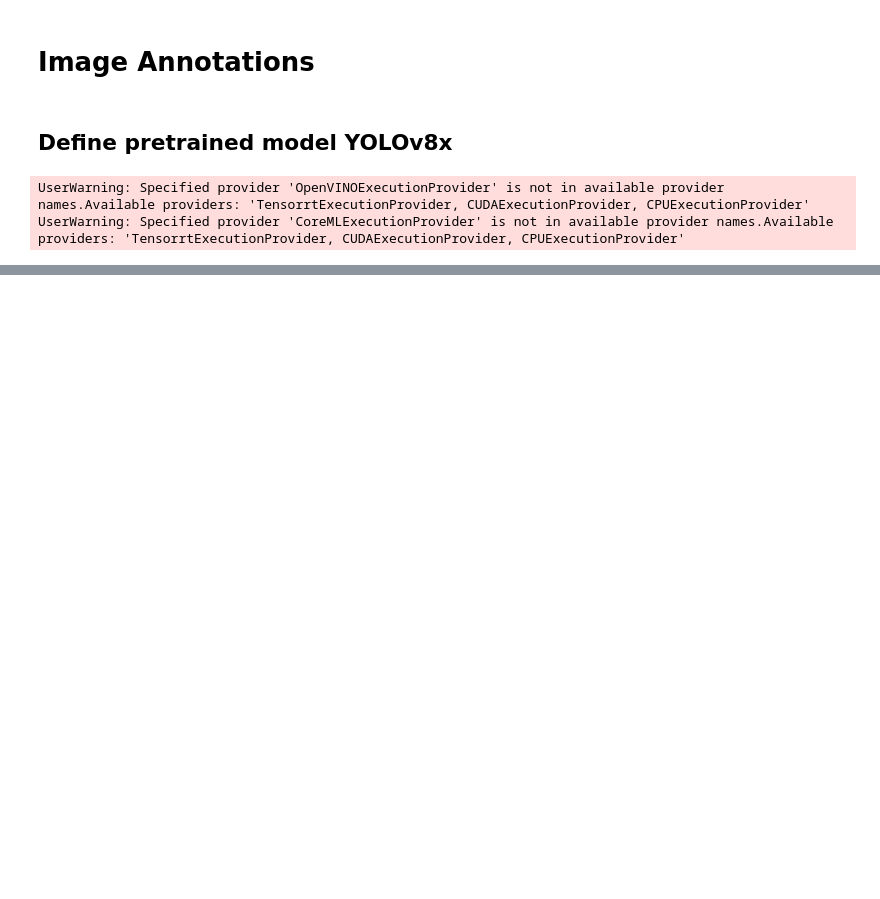
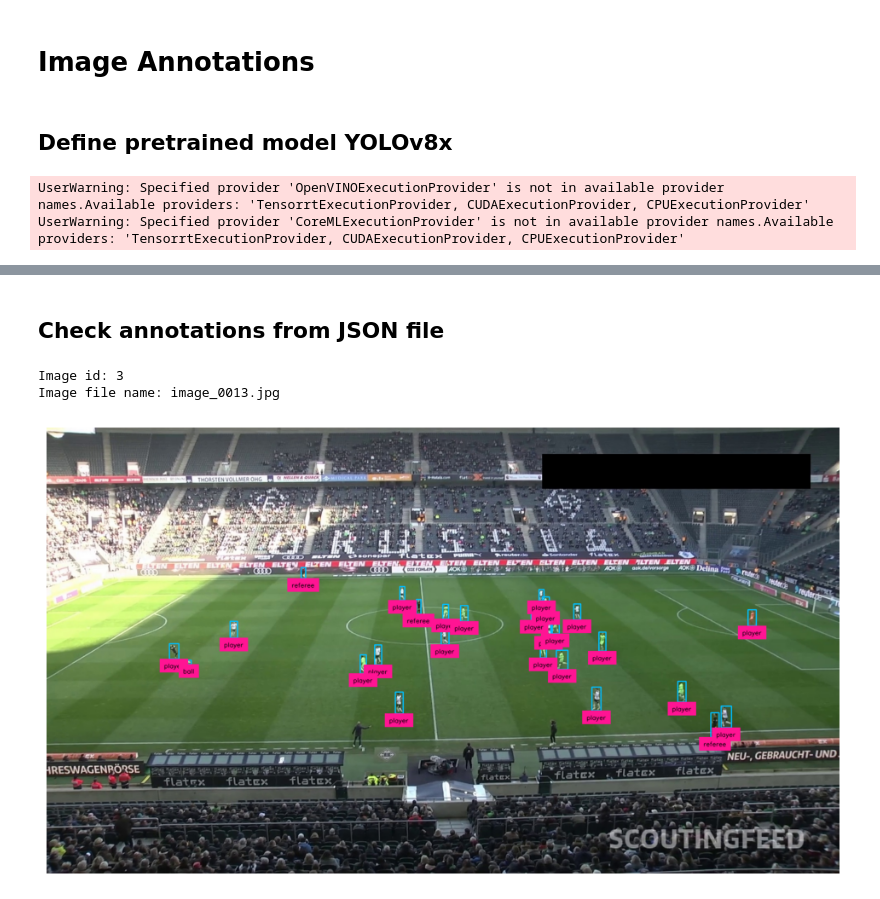
Before and after one commit to krzeznicki/laba-cv-project, a Jupyter notebook: Models/annotate_player_model.ipynb, the cells around one changed output, grey strips where cells are left out. Drawn from its saved outputs; the diff is of its cells as text; code cells hidden in the pictures; blank space fills up the shorter version.

```diff
--- a/Models/annotate_player_model.ipynb
+++ b/Models/annotate_player_model.ipynb
@@ -243,0 +393,73 @@ Detections(xyxy=array([[1378.,  576., 1420.,  633.],
+# %% [markdown]
+## Check annotations from JSON file
+# %%
+import json
+import supervision as sv
+import numpy as np
+import cv2
+
+# Load the COCO annotations JSON file
+json_path = paths['DATA'] / 'coco_annotations' / 'test.json'
+with open(json_path, 'r') as f:
+    json_data = json.load(f)
+
+# Retrieve image ID and file name from the JSON file
+image_id, image_file_name, _, _ = json_data['images'][2].values()
+print(f'Image id: {image_id}\nImage file name: {image_file_name}')
+
+# Extract bounding boxes corresponding to the selected image ID
+bboxes = [annotations['bbox'] for annotations in json_data['annotations'] if annotations['image_id'] == image_id]
+
+# Map category IDs to category names
+category_mapping = {category['id']: category['name'] for category in json_data['categories']}
+categories_id = [category['category_id'] for category in json_data['annotations'] if category['image_id'] == image_id]
+categories = [category_mapping[category['category_id']] for category in json_data['annotations'] if category['image_id'] == image_id]
+
+# Create a Detections object with bounding box coordinates and category IDs
+detections = sv.Detections(
+    xyxy=np.array([[bbox[0], bbox[1], bbox[0] + bbox[2], bbox[1] + bbox[3]] for bbox in bboxes]),
+    class_id=np.array(categories_id)
+)
+
+# Load the corresponding image from the dataset
+image_path = paths['DATA'] / 'images' / 'test' / image_file_name
+image = cv2.imread(image_path)
+
+# Create a BoxAnnotator object for drawing bounding boxes
+box_annotator = sv.BoxAnnotator(
+    color=sv.Color.from_hex('#00BFFF'),
+    thickness=2
+)
+
+# Create a LabelAnnotator object for adding category labels
+label_annotator = sv.LabelAnnotator(
+    color=sv.Color.from_hex('#FF1493'),
+    text_color=sv.Color.from_hex('#000000'),
+    text_position=sv.Position.BOTTOM_CENTER
+)
+
+# Generate labels for detected objects
+labels = [
+    f"{category}"
+    for category
+    in categories
+]
+
+# Annotate the image with bounding boxes and labels
+annotated_image = image.copy()
+annotated_image = box_annotator.annotate(
+    scene=annotated_image,
+    detections=detections
+)
+annotated_image = label_annotator.annotate(
+    scene=annotated_image,
+    detections=detections,
+    labels=labels
+)
+
+# Display the annotated image
+sv.plot_image(annotated_image)
+# %% [output]
+Image id: 3
+Image file name: image_0013.jpg
+[figure, added]
```
Also changed, not shown: parts of 11 cells of this notebook, 1 other file.
